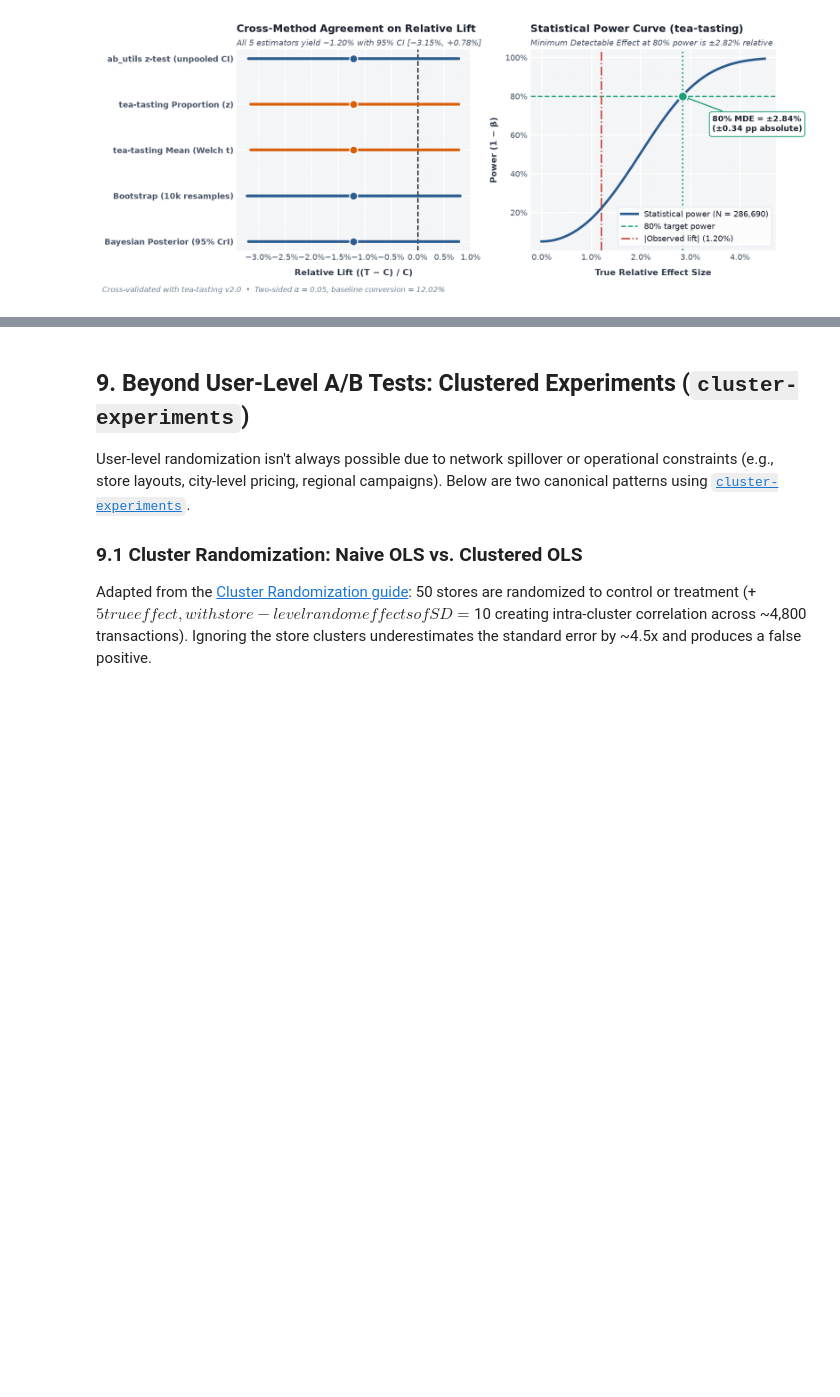
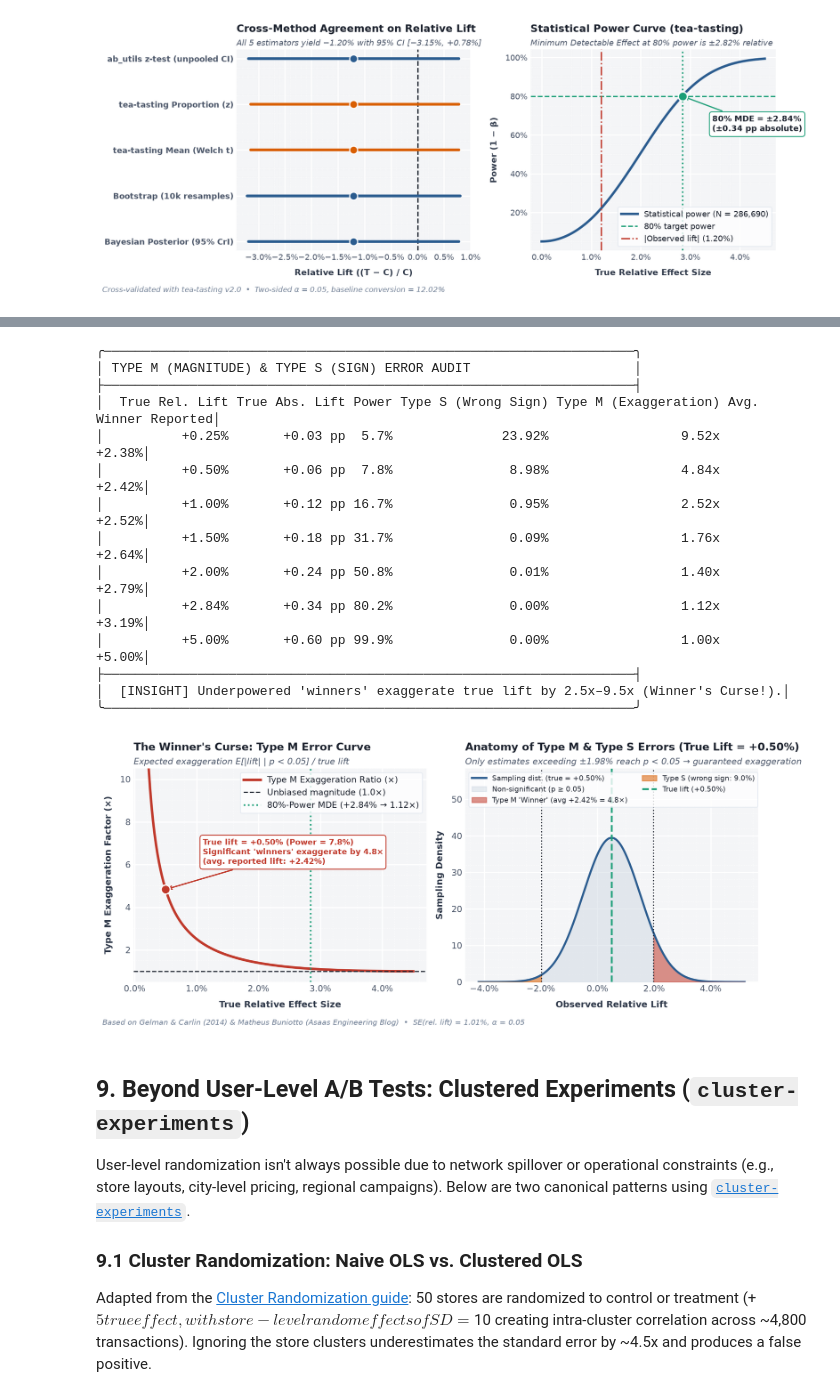
Before and after one commit to matheusbuniotto/ab-test-analytics, a Jupyter notebook: analysis.ipynb, the cells around one changed output, grey strips where cells are left out. Cells and saved outputs as stored; diff of their text form; code cells hidden in the pictures; blank space fills up the shorter version.

Commit message:
Add 4-year evolution note and Type M / Type S error deep dive (Asaas blog reference)

```diff
--- a/analysis.ipynb
+++ b/analysis.ipynb
@@ -200,3 +204,21 @@ tt_out = compare_with_tea_tasting(ab_clean)
+# %%
+type_ms_df = analyze_type_m_s_errors(ab_clean)
+# %% [output]
+╭────────────────────────────────────────────────────────────────────╮
+│ TYPE M (MAGNITUDE) & TYPE S (SIGN) ERROR AUDIT                     │
+├────────────────────────────────────────────────────────────────────┤
+│  True Rel. Lift True Abs. Lift Power Type S (Wrong Sign) Type M (Exaggeration) Avg. Winner Reported│
+│          +0.25%       +0.03 pp  5.7%              23.92%                 9.52x               +2.38%│
+│          +0.50%       +0.06 pp  7.8%               8.98%                 4.84x               +2.42%│
+│          +1.00%       +0.12 pp 16.7%               0.95%                 2.52x               +2.52%│
+│          +1.50%       +0.18 pp 31.7%               0.09%                 1.76x               +2.64%│
+│          +2.00%       +0.24 pp 50.8%               0.01%                 1.40x               +2.79%│
+│          +2.84%       +0.34 pp 80.2%               0.00%                 1.12x               +3.19%│
+│          +5.00%       +0.60 pp 99.9%               0.00%                 1.00x               +5.00%│
+├────────────────────────────────────────────────────────────────────┤
+│  [INSIGHT] Underpowered 'winners' exaggerate true lift by 2.5x–9.5x (Winner's Curse!).│
+╰────────────────────────────────────────────────────────────────────╯
+[figure, added]
 # %% [markdown]
 ## 9. Beyond User-Level A/B Tests: Clustered Experiments (`cluster-experiments`)
 User-level randomization isn't always possible due to network spillover or operational constraints (e.g., store layouts, city-level pricing, regional campaigns). Below are two canonical patterns using [`cluster-experiments`](https://david26694.github.io/cluster-experiments/).
```
Also changed, not shown: parts of 2 cells of this notebook, 4 other files.
